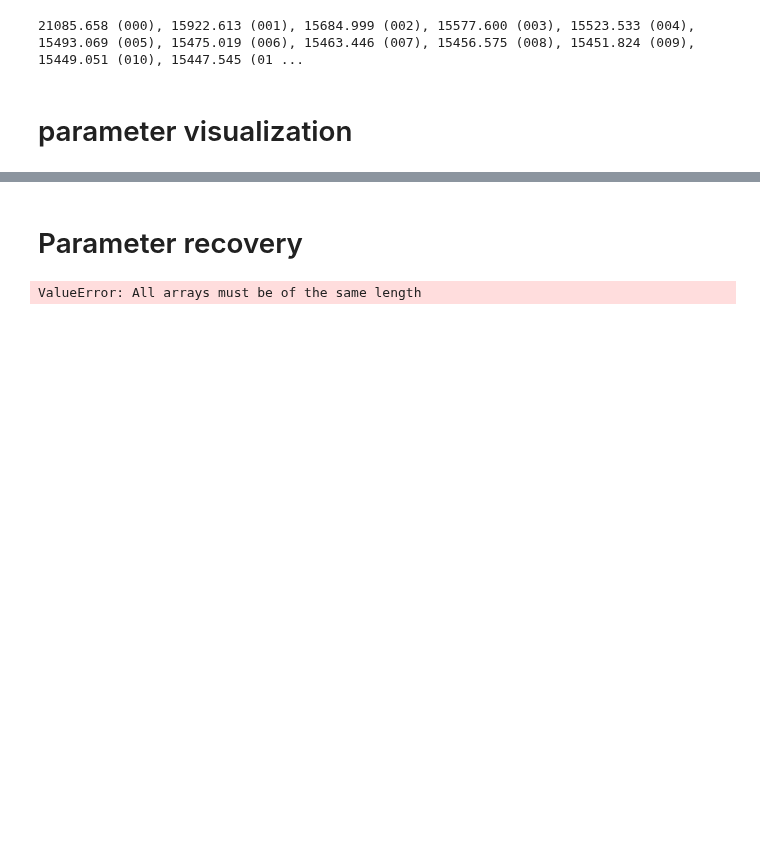
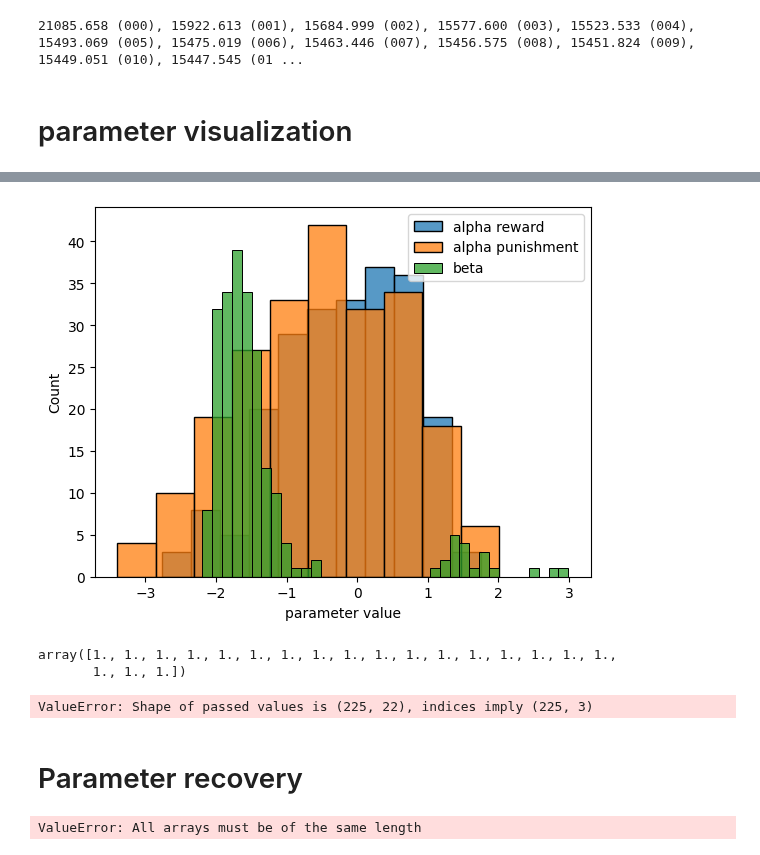
Before and after one commit to shawnrhoads/pyEM, a Jupyter notebook: examples/RW.ipynb, the cells around one changed output, grey strips where cells are left out. Drawn from its saved outputs; the diff is of its cells as text; code cells hidden in the pictures; blank space fills up the shorter version.

Commit message:
update fit function using outcome variable
- recoded reward to outcome
- update Value update function
- updated parameter space conversion
- added visualization plot

```diff
--- a/examples/RW.ipynb
+++ b/examples/RW.ipynb
@@ -114,16 +158,16 @@ for subject, group in grouped:
 
     # Step 5: Extract choices_L and rewards
     choices_L = group_sorted['choice'].values
-    rewards = group_sorted['reward'].values
+    outcomes = group_sorted['outcome'].values
 
     # Step 6: Check if the subject has exactly 105 trials
-    if len(choices_L) == 105 and len(rewards) == 105:
+    if len(choices_L) == 105 and len(outcomes) == 105:
         # Step 7: Reshape choices_L and rewards into 3x35 arrays
         choices = choices_L.reshape(3, 35)
-        rewards = rewards.reshape(3, 35)
+        outcomes = outcomes.reshape(3, 35)
 
         # Step 8: Append the subject data as a list of [choices_L_array, rewards_array]
-        all_data.append([choices, rewards])
+        all_data.append([choices, outcomes])
 # %%
 # create a list of lists with choices and rewards for each subject
 # all_data = []
@@ -160,7 +204,9 @@ for subj_idx in range(nsubjects):
     for param_idx, param_name in enumerate(param_names):
         if 'beta' in param_name:
             est_params[subj_idx, param_idx] = norm2beta(m[param_idx, subj_idx])
-        elif 'lr' in param_name:
+        elif 'alpha_rew' in param_name: #edit conversion
+            est_params[subj_idx, param_idx] = norm2alpha(m[param_idx, subj_idx])
+        elif 'alpha_pun' in param_name: #added conversion
             est_params[subj_idx, param_idx] = norm2alpha(m[param_idx, subj_idx])
 
 modout[modelID]['fit'] = {}
@@ -191,8 +237,8 @@ goodHessian = np.zeros(nsubjects)
 modout[modelID]['fit']['ev']          = np.zeros((nsubjects, nblocks, ntrials+1, 2))
 modout[modelID]['fit']['ch_prob']     = np.zeros((nsubjects, nblocks, ntrials,   2))
 modout[modelID]['fit']['choices']     = np.empty((nsubjects, nblocks, ntrials,), dtype='object')
-modout[modelID]['fit']['choices_A']   = np.zeros((nsubjects, nblocks, ntrials,))
-modout[modelID]['fit']['rewards']     = np.zeros((nsubjects, nblocks, ntrials,))
+modout[modelID]['fit']['choices_L']   = np.zeros((nsubjects, nblocks, ntrials,))
+modout[modelID]['fit']['outcomes']     = np.zeros((nsubjects, nblocks, ntrials,))
 modout[modelID]['fit']['pe']          = np.zeros((nsubjects, nblocks, ntrials,))
 modout[modelID]['fit']['negll']       = np.zeros((nsubjects,))
 
@@ -219,7 +265,7 @@ for subj_idx in range(nsubjects):
 
     # Get subjectwise model predictions# get info for current subject
     choices = subj_dict['choices'][subj_idx,:,:]
-    rewards = subj_dict['rewards'][subj_idx,:,:]
+    rewards = subj_dict['outcomes'][subj_idx,:,:]
 
     model_fits = rw_models.fit(m[:,subj_idx], choices, rewards, prior=None, output='all') # outputs subj_dict from your fit function
 
@@ -227,8 +273,8 @@ for subj_idx in range(nsubjects):
     modout[modelID]['fit']['ev'][subj_idx,:,:,:] = model_fits['ev']
     modout[modelID]['fit']['ch_prob'][subj_idx,:,:,:] = model_fits['ch_prob']
     modout[modelID]['fit']['choices'][subj_idx,:,:] = model_fits['choices']
-    modout[modelID]['fit']['choices_A'][subj_idx,:,:] = model_fits['choices_A']
-    modout[modelID]['fit']['rewards'][subj_idx,:,:] = model_fits['rewards']
+    modout[modelID]['fit']['choices_L'][subj_idx,:,:] = model_fits['choices_A']
+    modout[modelID]['fit']['outcomes'][subj_idx,:,:] = model_fits['rewards']
     modout[modelID]['fit']['pe'][subj_idx,:,:] = model_fits['pe']
     modout[modelID]['fit']['negll'][subj_idx] = model_fits['negll']
 
@@ -260,0 +287,3 @@ array([[ 9.69729920e-01, -1.38979222e+00,  2.83923710e+00],
+# %%
+with open('EMfit_RW.pkl', 'rb') as f:
+    modout = pickle.load(f)
@@ -261,3 +310,32 @@ array([[ 9.69729920e-01, -1.38979222e+00,  2.83923710e+00],
+# %%
+# modout['RW']['fit']['params'] #  fitted 3 parameters output for each subjects # 225 subjects fitted (need to regroup them with ID later)
+param_df = pd.DataFrame(modout['RW']['fit']['params'], columns=modout['RW']['fit']['param_names'])
+# %%
+sns.histplot(data=param_df, x='alpha_rew', label='alpha reward')
+sns.histplot(data=param_df, x='alpha_pun', label='alpha punishment')
+sns.histplot(data=param_df, x='beta', label='beta')
+
+plt.xlabel('parameter value')
+plt.legend()
+plt.show()
+# %% [output]
+[figure, added]
+# %%
+modout['RW']['fit']['goodHessian']
+# %% [output]
+array([1., 1., 1., 1., 1., 1., 1., 1., 1., 1., 1., 1., 1., 1., 1., 1., 1.,
+       1., 1., 1.])
+# %%
+bic_df = pd.DataFrame(modout['RW']['fit']['bic'], columns=modout['RW']['fit']['param_names'])
+sns.histplot(data=param_df, x='alpha_rew', label='alpha reward')
+sns.histplot(data=param_df, x='alpha_pun', label='alpha punishment')
+sns.histplot(data=param_df, x='beta', label='beta')
+
+plt.xlabel('parameter value')
+plt.legend()
+plt.show()
+# %% [output]
+ValueError: Shape of passed values is (225, 22), indices imply (225, 3)
 # %% [markdown]
 # Parameter recovery
 # %%
```
Also changed, not shown: parts of 6 cells of this notebook, 1 other file.
